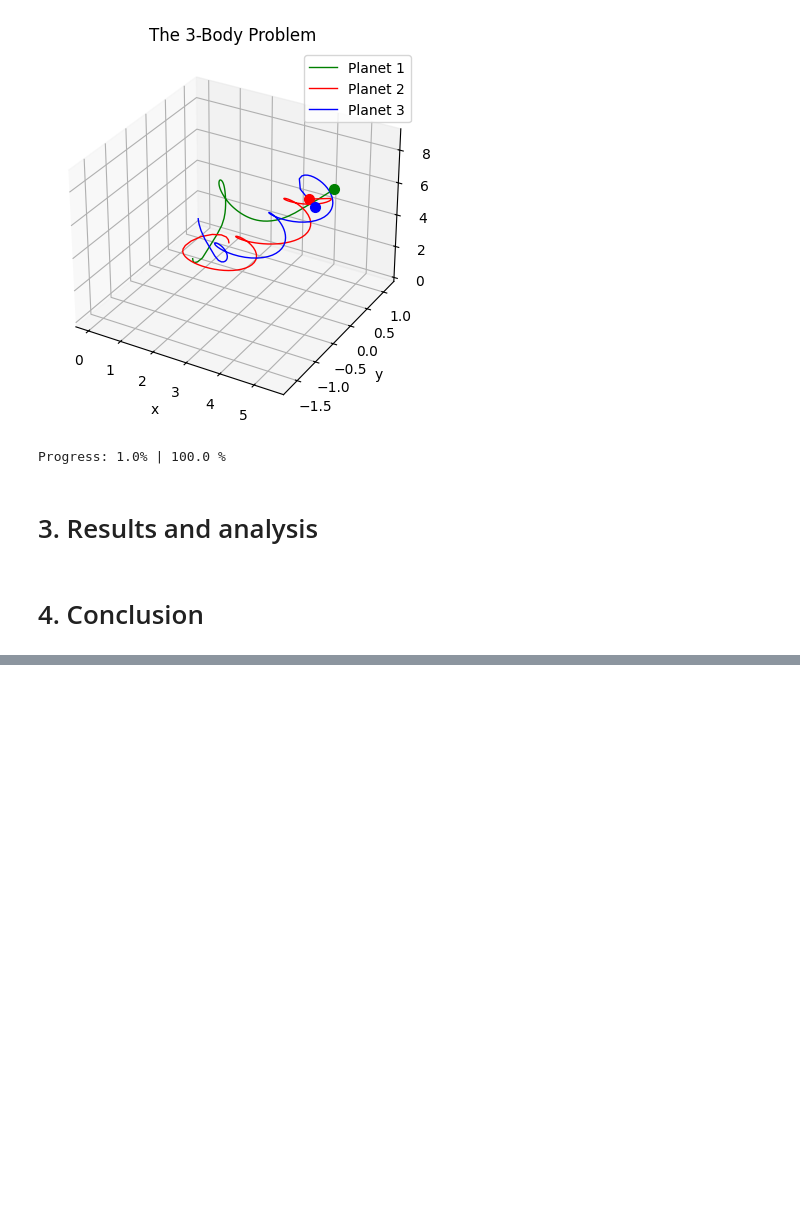
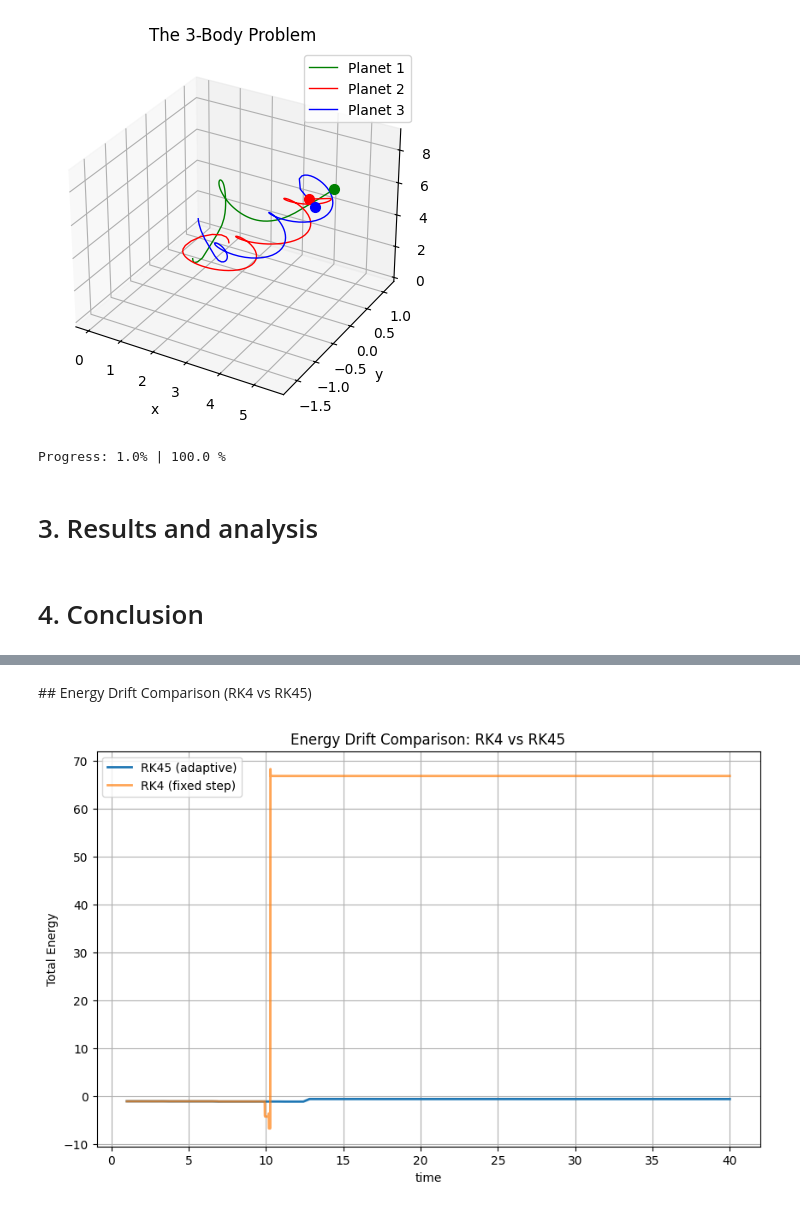
Before and after one commit to casafeng/ThreeBodyProblem, a Jupyter notebook: Project.ipynb, the cells around one changed output, grey strips where cells are left out. Saved outputs shown, nothing was run; the diff lists cells and outputs as text; code cells hidden in the pictures; blank space fills up the shorter version.

```diff
--- a/Project.ipynb
+++ b/Project.ipynb
@@ -425,0 +626,52 @@ Progress: 1.0% | 100.0 %
+# %% [markdown]
+## Energy Drift Comparison (RK4 vs RK45)
+# %%
+def total_energy(x1,y1,v1x,v1y, x2,y2,v2x,v2y, x3,y3,v3x,v3y, m1,m2,m3):
+    # kinetic energy
+    K  = 0.5*m1*(v1x**2 + v1y**2)
+    K += 0.5*m2*(v2x**2 + v2y**2)
+    K += 0.5*m3*(v3x**2 + v3y**2)
+
+    # distances
+    r12 = np.sqrt((x2-x1)**2 + (y2-y1)**2)
+    r13 = np.sqrt((x3-x1)**2 + (y3-y1)**2)
+    r23 = np.sqrt((x3-x2)**2 + (y3-y2)**2)
+
+    # potential energy (G = 1)
+    U = - m1*m2/r12 - m1*m3/r13 - m2*m3/r23
+
+    return K + U
+
+E_rk45 = np.array([
+    total_energy(
+        p1x_rk45[i], p1y_rk45[i], v1x_rk45[i], v1y_rk45[i],
+        p2x_rk45[i], p2y_rk45[i], v2x_rk45[i], v2y_rk45[i],
+        p3x_rk45[i], p3y_rk45[i], v3x_rk45[i], v3y_rk45[i],
+        m1, m2, m3
+    )
+    for i in range(len(t_rk45))
+])
+
+E_rk4 = np.array([
+    total_energy(
+        sol_rk4[i,0], sol_rk4[i,1], sol_rk4[i,6], sol_rk4[i,7],
+        sol_rk4[i,2], sol_rk4[i,3], sol_rk4[i,8], sol_rk4[i,9],
+        sol_rk4[i,4], sol_rk4[i,5], sol_rk4[i,10], sol_rk4[i,11],
+        m1, m2, m3
+    )
+    for i in range(len(t_rk4))
+])
+
+plt.figure(figsize=(10, 6))
+
+plt.plot(t_rk45, E_rk45, label='RK45 (adaptive)', linewidth=2)
+plt.plot(t_rk4,  E_rk4,  label='RK4 (fixed step)', linewidth=2, alpha=0.7)
+
+plt.xlabel('time')
+plt.ylabel('Total Energy')
+plt.title('Energy Drift Comparison: RK4 vs RK45')
+plt.legend()
+plt.grid(True)
+plt.show()
+# %% [output]
+[figure, added]
```
Also changed, not shown: parts of 18 cells of this notebook.
